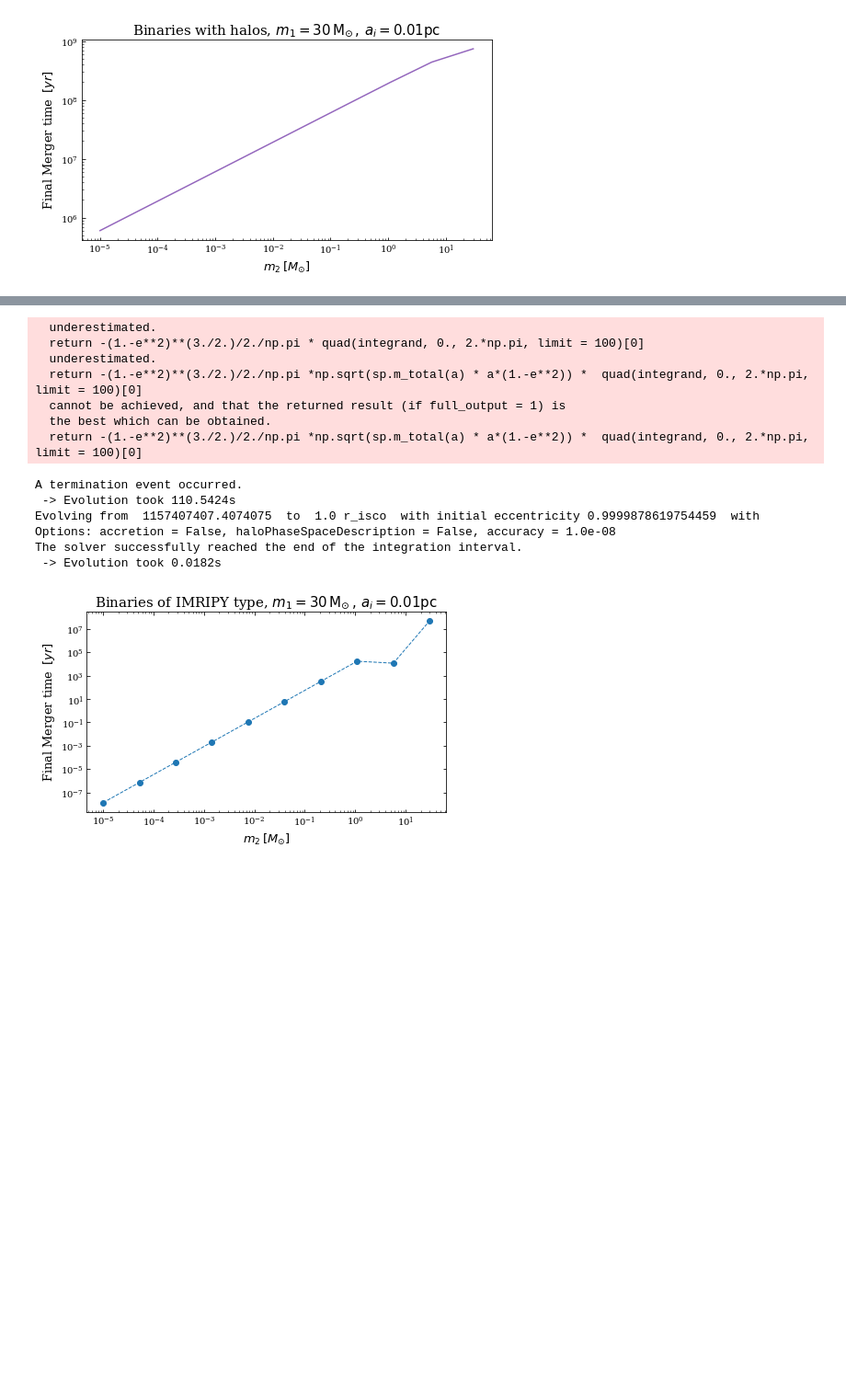
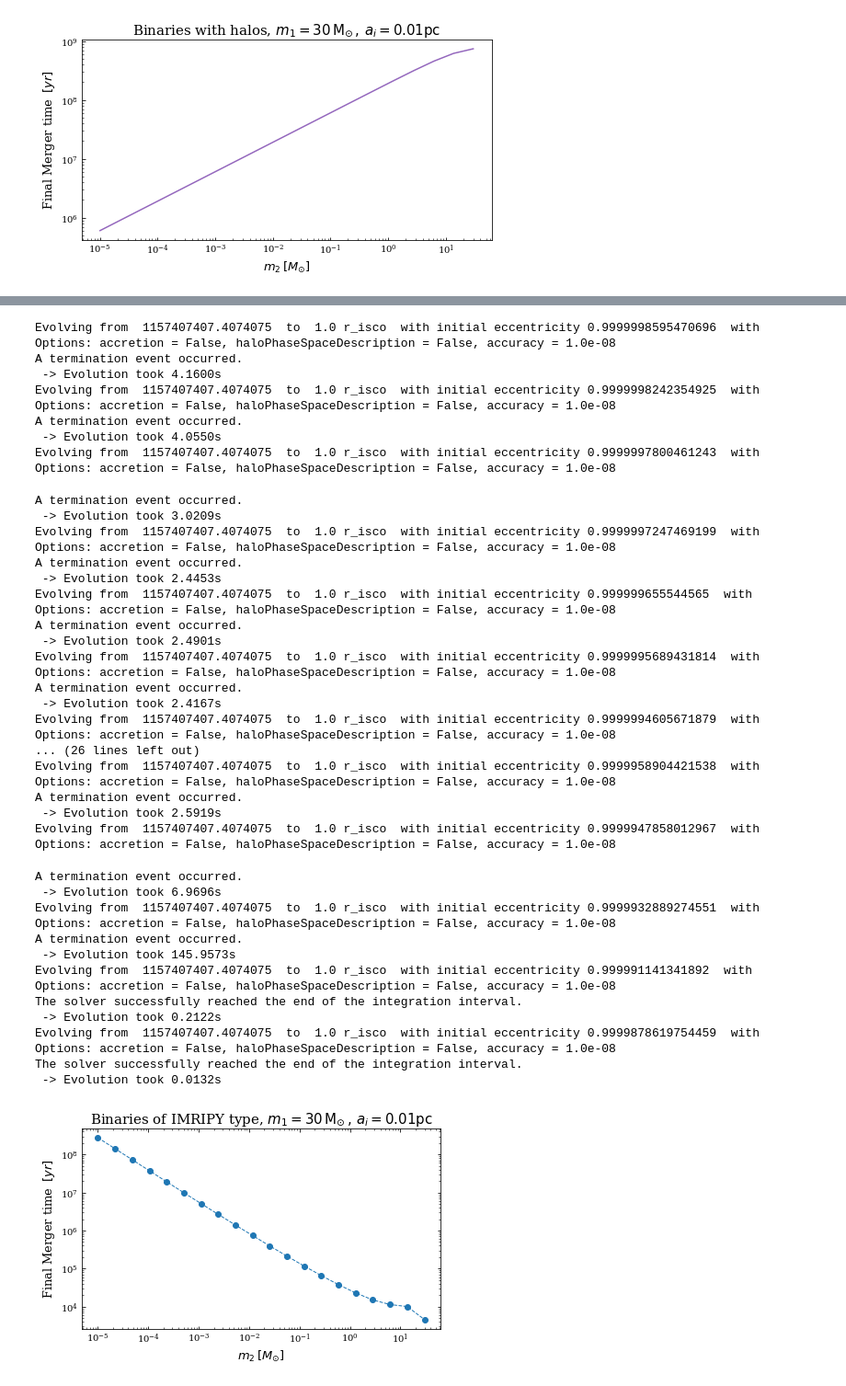
Before and after one commit to pratibhajangra591/Ifca-github, a Jupyter notebook: mergertime.ipynb, the cells around one changed output, grey strips where cells are left out. Shown at 92% size. Drawn from its saved outputs; the diff is of its cells as text; code cells hidden in the pictures; blank space fills up the shorter version.

```diff
--- a/mergertime.ipynb
+++ b/mergertime.ipynb
@@ -32,7 +32,7 @@ year_to_pc = 0.3064
 
 
 
-m_2 = np.geomspace(1e-5, 30, 10)
+m_2 = np.geomspace(1e-5, 30, 20)
 
 m_2_list = m_2.tolist()
 
@@ -237,7 +239,7 @@ for i, m_2 in enumerate(m_2_list):
     e0  = np.sqrt(1 - (j_i **2))
 
 
-    T =   1e-6 *  t_m * (m_2 **2.4) *  year_to_pc
+    T =  1e-5 * (t_m * year_to_pc)  * (m_2**(-1))
     ev_ecc = imripy.inspiral.Classic.Evolve(sp, a_i, e0,  a_fin = R_fin, t_fin = T)
     tm_list[i] = ev_ecc.t[-1]/ms.year_to_pc
 
@@ -274,16 +263,39 @@ Evolving from  1157407407.4074075  to  1.0 r_isco  with initial eccentricity 0.9
-  underestimated.
-  return -(1.-e**2)**(3./2.)/2./np.pi * quad(integrand, 0., 2.*np.pi, limit = 100)[0]
-  underestimated.
-  return -(1.-e**2)**(3./2.)/2./np.pi *np.sqrt(sp.m_total(a) * a*(1.-e**2)) *  quad(integrand, 0., 2.*np.pi, limit = 100)[0]
-  cannot be achieved, and that the returned result (if full_output = 1) is
-  the best which can be obtained.
-  return -(1.-e**2)**(3./2.)/2./np.pi *np.sqrt(sp.m_total(a) * a*(1.-e**2)) *  quad(integrand, 0., 2.*np.pi, limit = 100)[0]
+Evolving from  1157407407.4074075  to  1.0 r_isco  with initial eccentricity 0.9999998595470696  with  Options: accretion = False, haloPhaseSpaceDescription = False, accuracy = 1.0e-08
+A termination event occurred.
+ -> Evolution took 4.1600s
+Evolving from  1157407407.4074075  to  1.0 r_isco  with initial eccentricity 0.9999998242354925  with  Options: accretion = False, haloPhaseSpaceDescription = False, accuracy = 1.0e-08
+A termination event occurred.
+ -> Evolution took 4.0550s
+Evolving from  1157407407.4074075  to  1.0 r_isco  with initial eccentricity 0.9999997800461243  with  Options: accretion = False, haloPhaseSpaceDescription = False, accuracy = 1.0e-08
 A termination event occurred.
- -> Evolution took 110.5424s
-Evolving from  1157407407.4074075  to  1.0 r_isco  with initial eccentricity 0.9999878619754459  with  Options: accretion = False, haloPhaseSpaceDescription = False, accuracy = 1.0e-08
-The solver successfully reached the end of the integration interval.
- -> Evolution took 0.0182s
+ -> Evolution took 3.0209s
+Evolving from  1157407407.4074075  to  1.0 r_isco  with initial eccentricity 0.9999997247469199  with  Options: accretion = False, haloPhaseSpaceDescription = False, accuracy = 1.0e-08
+A termination event occurred.
+ -> Evolution took 2.4453s
+Evolving from  1157407407.4074075  to  1.0 r_isco  with initial eccentricity 0.999999655544565  with  Options: accretion = False, haloPhaseSpaceDescription = False, accuracy = 1.0e-08
+A termination event occurred.
+ -> Evolution took 2.4901s
+Evolving from  1157407407.4074075  to  1.0 r_isco  with initial eccentricity 0.9999995689431814  with  Options: accretion = False, haloPhaseSpaceDescription = False, accuracy = 1.0e-08
+A termination event occurred.
+ -> Evolution took 2.4167s
+Evolving from  1157407407.4074075  to  1.0 r_isco  with initial eccentricity 0.9999994605671879  with  Options: accretion = False, haloPhaseSpaceDescription = False, accuracy = 1.0e-08
+... (26 lines left out)
+Evolving from  1157407407.4074075  to  1.0 r_isco  with initial eccentricity 0.9999958904421538  with  Options: accretion = False, haloPhaseSpaceDescription = False, accuracy = 1.0e-08
+A termination event occurred.
+ -> Evolution took 2.5919s
+Evolving from  1157407407.4074075  to  1.0 r_isco  with initial eccentricity 0.9999947858012967  with  Options: accretion = False, haloPhaseSpaceDescription = False, accuracy = 1.0e-08
+A termination event occurred.
+ -> Evolution took 6.9696s
+Evolving from  1157407407.4074075  to  1.0 r_isco  with initial eccentricity 0.9999932889274551  with  Options: accretion = False, haloPhaseSpaceDescription = False, accuracy = 1.0e-08
+A termination event occurred.
+ -> Evolution took 145.9573s
+Evolving from  1157407407.4074075  to  1.0 r_isco  with initial eccentricity 0.999991141341892  with  Options: accretion = False, haloPhaseSpaceDescription = False, accuracy = 1.0e-08
+The solver successfully reached the end of the integration interval.
+ -> Evolution took 0.2122s
+Evolving from  1157407407.4074075  to  1.0 r_isco  with initial eccentricity 0.9999878619754459  with  Options: accretion = False, haloPhaseSpaceDescription = False, accuracy = 1.0e-08
+The solver successfully reached the end of the integration interval.
+ -> Evolution took 0.0132s
-[figure, old version]
+[figure, new version]
 # %%
 plt.rcParams['font.family'] = 'serif'
 plt.rcParams['xtick.direction'] = 'in'
```
Also changed, not shown: parts of 6 cells of this notebook.
